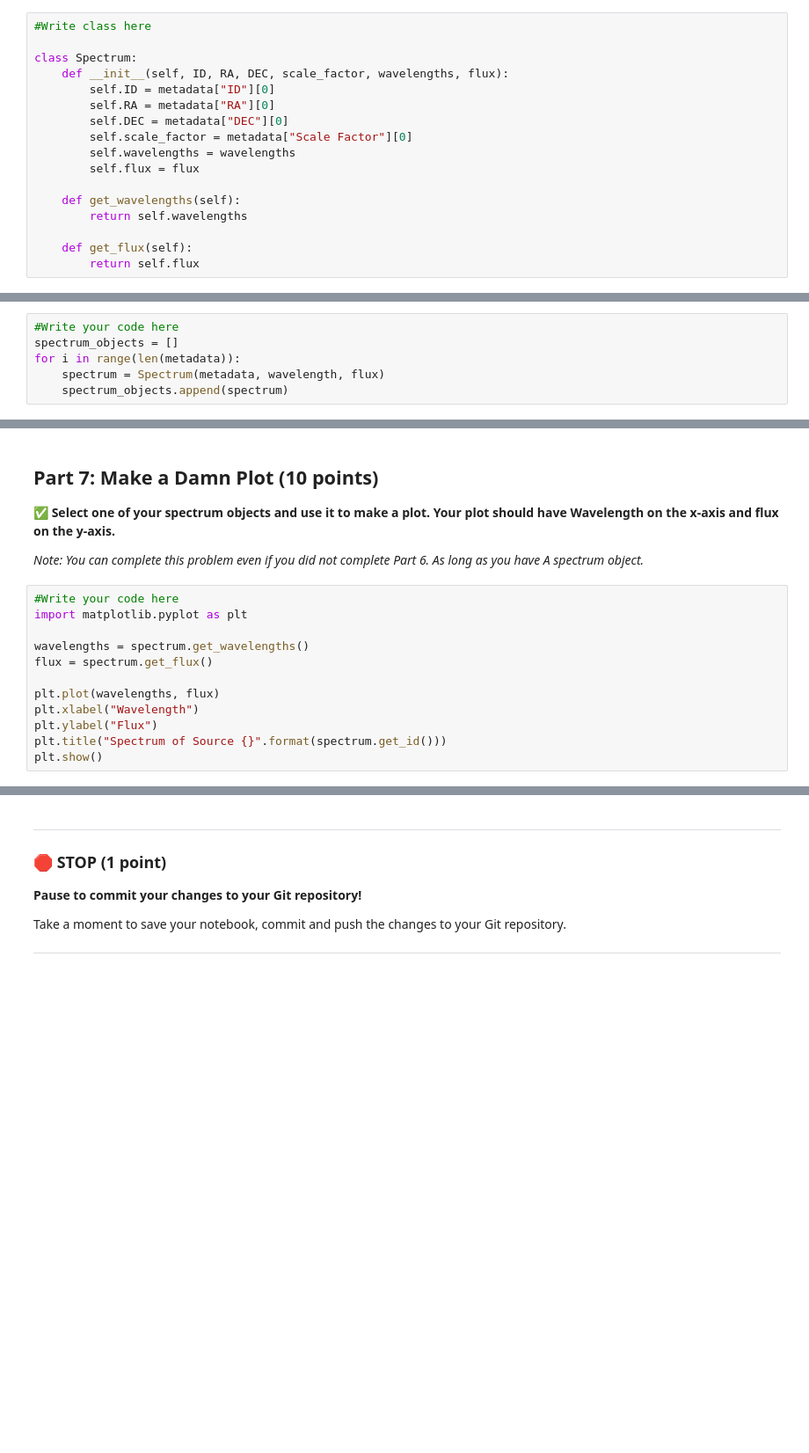
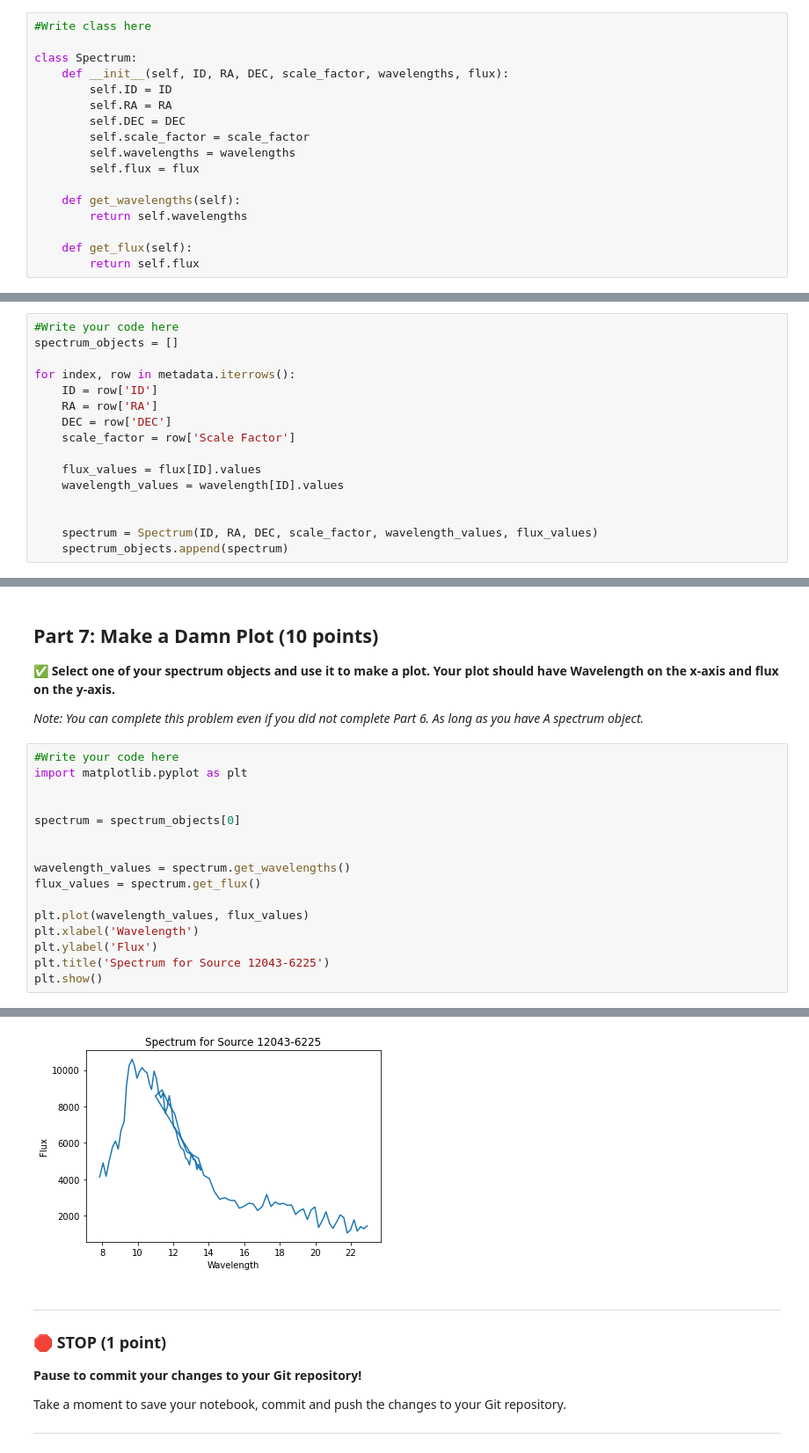
Before and after one commit to boyang0303/CMSE202-s23-turnin, a Jupyter notebook: midterm/CMSE202_Midterm_Sect02_STUDENT.ipynb, the cells around one changed output, grey strips where cells are left out. Shown: that part at 88% size. Cells and saved outputs as stored; diff of their text form; blank space fills up the shorter version.

```diff
--- a/midterm/CMSE202_Midterm_Sect02_STUDENT.ipynb
+++ b/midterm/CMSE202_Midterm_Sect02_STUDENT.ipynb
@@ -163,10 +163,10 @@ The issue with this dataset is that it comes in two parts: the spectra and the m
 
 class Spectrum:
     def __init__(self, ID, RA, DEC, scale_factor, wavelengths, flux):
-        self.ID = metadata["ID"][0]
-        self.RA = metadata["RA"][0]
-        self.DEC = metadata["DEC"][0]
-        self.scale_factor = metadata["Scale Factor"][0]
+        self.ID = ID
+        self.RA = RA
+        self.DEC = DEC
+        self.scale_factor = scale_factor
         self.wavelengths = wavelengths
         self.flux = flux
 
@@ -190,6 +190,16 @@ Take a moment to save your notebook, commit  and push the changes to your Git re
 # %%
 #Write your code here
 spectrum_objects = []
-for i in range(len(metadata)):
-    spectrum = Spectrum(metadata, wavelength, flux)
+
+for index, row in metadata.iterrows():
+    ID = row['ID']
+    RA = row['RA']
+    DEC = row['DEC']
+    scale_factor = row['Scale Factor']
+
+    flux_values = flux[ID].values
+    wavelength_values = wavelength[ID].values
+
+
+    spectrum = Spectrum(ID, RA, DEC, scale_factor, wavelength_values, flux_values)
     spectrum_objects.append(spectrum)
@@ -205,12 +213,16 @@ TypeError: __init__() missing 3 required positional arguments: 'scale_factor', '
 #Write your code here
 import matplotlib.pyplot as plt
 
-wavelengths = spectrum.get_wavelengths()
-flux = spectrum.get_flux()
 
-plt.plot(wavelengths, flux)
-plt.xlabel("Wavelength")
-plt.ylabel("Flux")
-plt.title("Spectrum of Source {}".format(spectrum.get_id()))
+spectrum = spectrum_objects[0]
+
+
+wavelength_values = spectrum.get_wavelengths()
+flux_values = spectrum.get_flux()
+
+plt.plot(wavelength_values, flux_values)
+plt.xlabel('Wavelength')
+plt.ylabel('Flux')
+plt.title('Spectrum for Source 12043-6225')
 plt.show()
 # %% [output]
@@ -218,3 +229,4 @@ NameError: name 'spectrum' is not defined
+[figure, added]
 # %% [markdown]
 ---
 ### &#128721; STOP (1 point)
```
Also changed, not shown: parts of 2 cells of this notebook.
